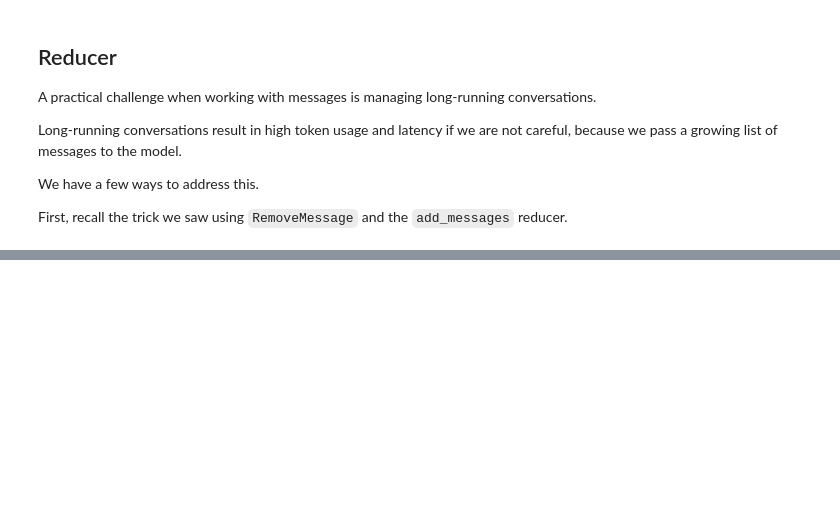
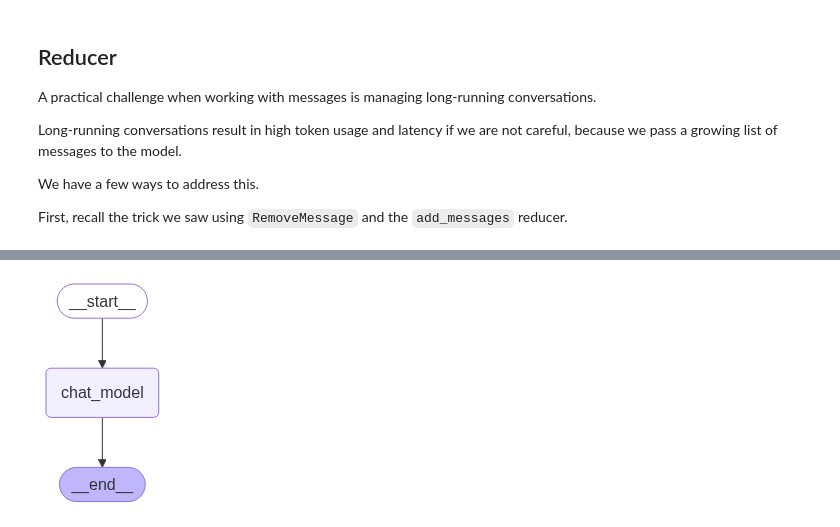
Before and after one commit to LuniaKunal/learning-agents-from-scratch, a Jupyter notebook: module-2/trim-filter-messages.ipynb, the cells around one changed output, grey strips where cells are left out. Drawn from its saved outputs; the diff is of its cells as text; code cells hidden in the pictures; blank space fills up the shorter version.

```diff
--- a/module-2/trim-filter-messages.ipynb
+++ b/module-2/trim-filter-messages.ipynb
@@ -106,0 +216,15 @@ First, recall the trick we saw using `RemoveMessage` and the `add_messages` redu
+# %%
+def chat_model_node(state: MessagesState):
+    return {"messages": [llm.invoke(state["messages"][-1:])]}
+
+builder = StateGraph(MessagesState)
+builder.add_node("chat_model", chat_model_node)
+
+builder.add_edge(START, "chat_model")
+builder.add_edge("chat_model", END)
+
+graph = builder.compile()
+# View
+display(Image(graph.get_graph().draw_mermaid_png()))
+# %% [output]
+[figure, added]
```
Also changed, not shown: parts of 17 cells of this notebook, 1 other file.
